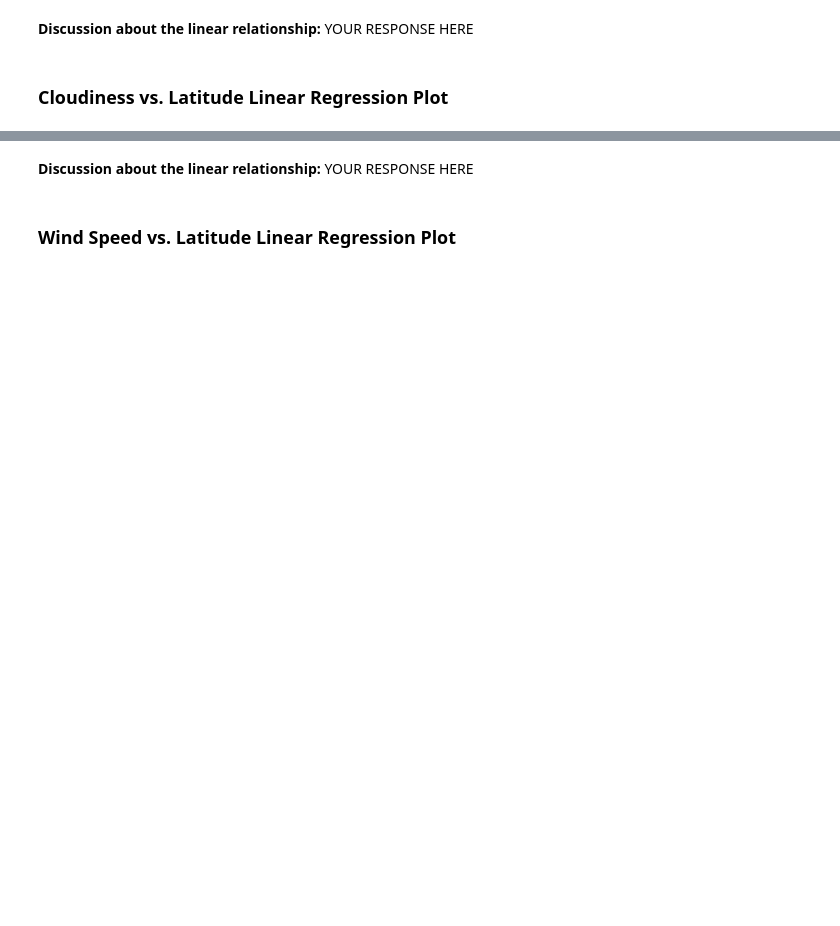
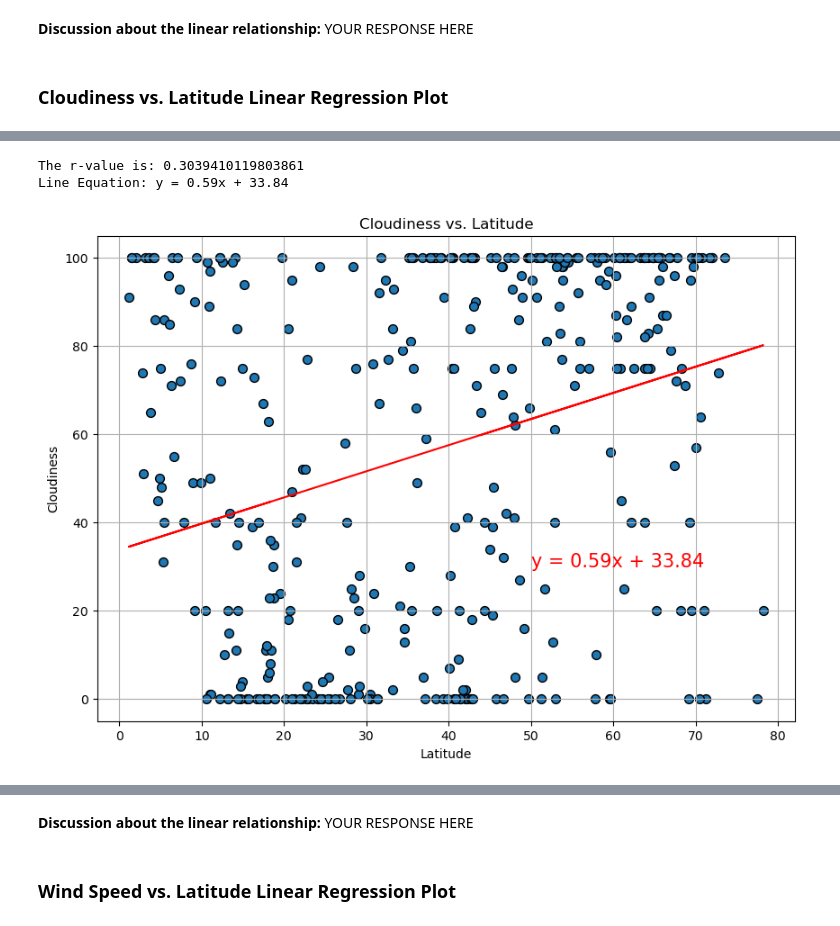
Before and after one commit to spmims/python-api-challenge, a Jupyter notebook: WeatherPy/starter_code/WeatherPy.ipynb, the cells around one changed output, grey strips where cells are left out. Cells and saved outputs as stored; diff of their text form; code cells hidden in the pictures; blank space fills up the shorter version.

```diff
--- a/WeatherPy/starter_code/WeatherPy.ipynb
+++ b/WeatherPy/starter_code/WeatherPy.ipynb
@@ -363,0 +354,7 @@ The r-value is: 0.02056735429994368
+# %%
+# Northern Hemisphere
+lin_reg_plot(northern_hemi_df, "Lat", "Cloudiness", (50, 30))
+# %% [output]
+The r-value is: 0.3039410119803861
+Line Equation: y = 0.59x + 33.84
+[figure, added]
```
Also changed, not shown: parts of 11 cells of this notebook.
